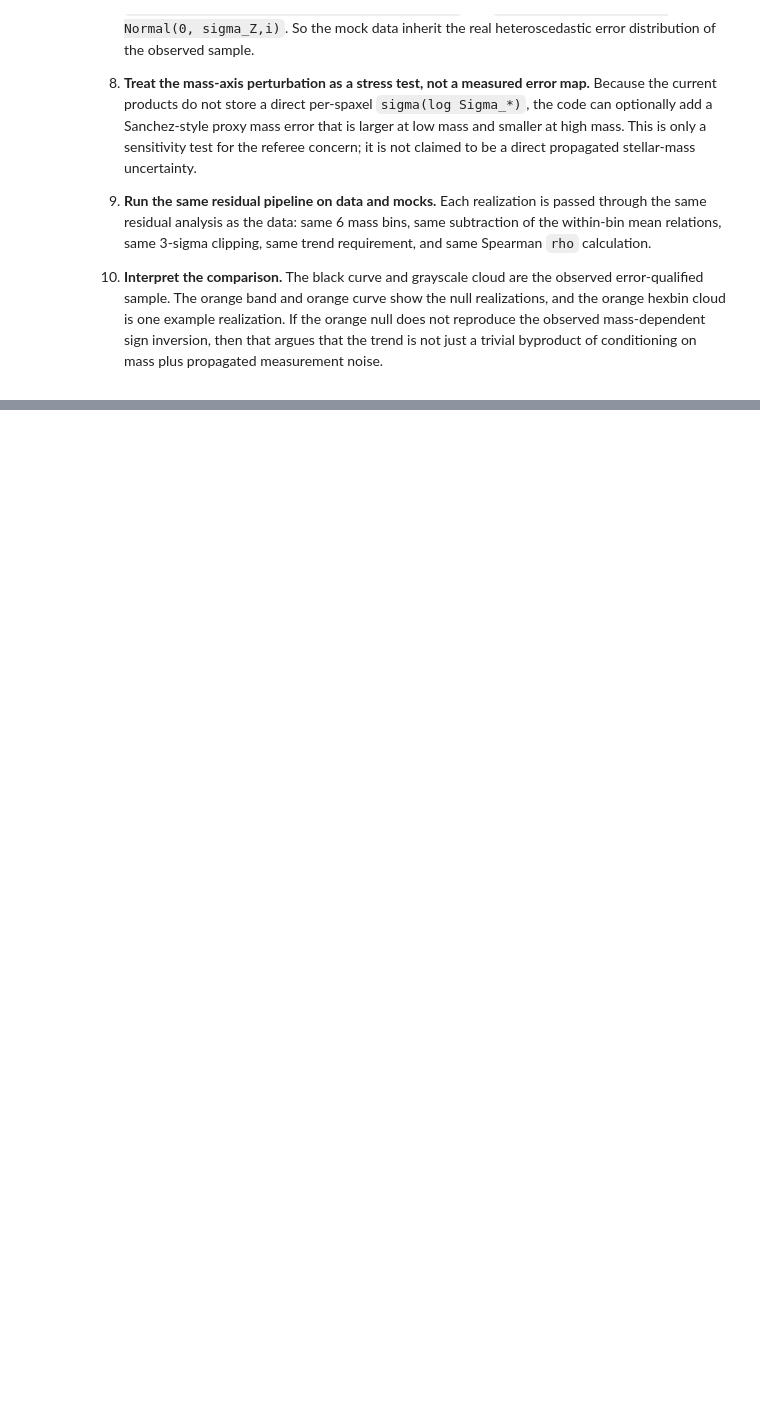
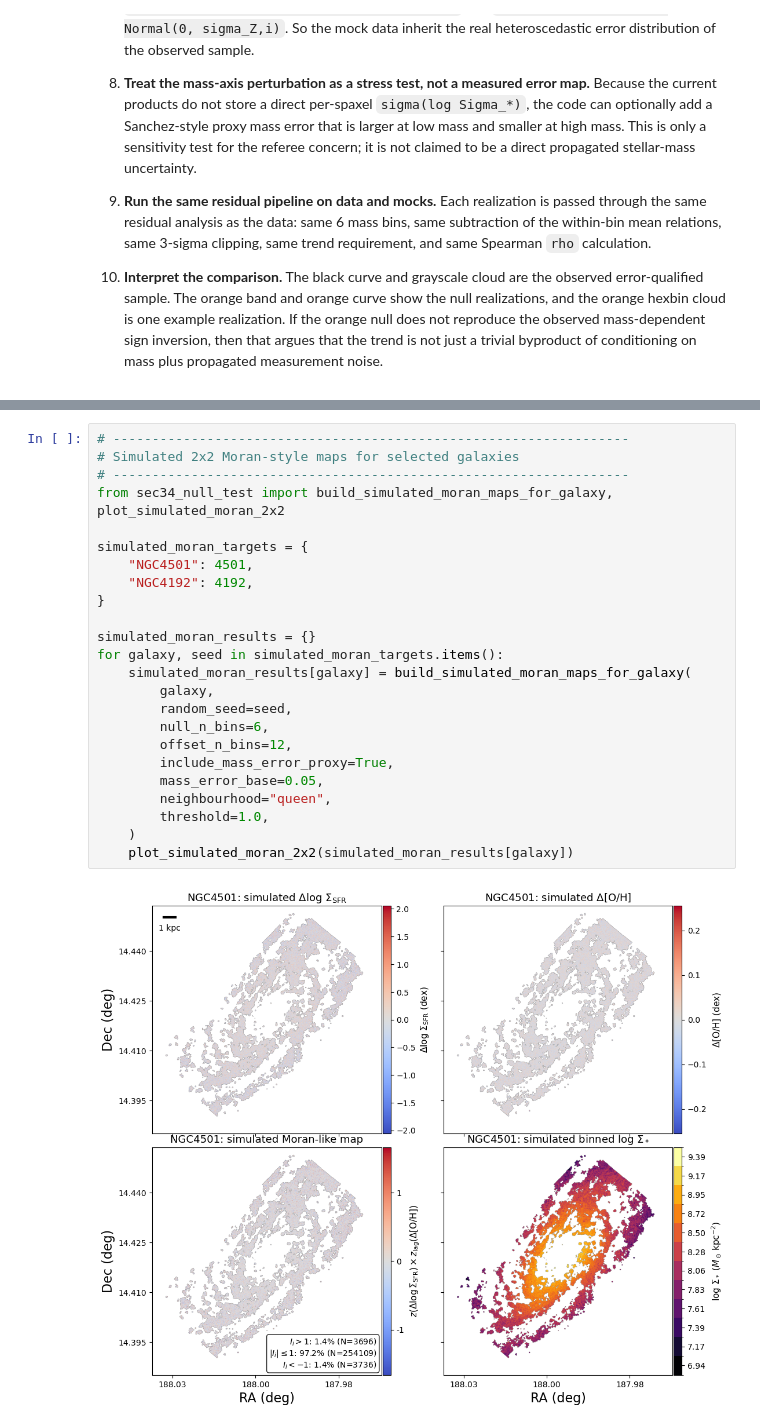
Before and after one commit to Rongjun-ANU/ICRAR-MAUVE, a Jupyter notebook: extended/20260401_simulation_resample.ipynb, the cells around one changed output, grey strips where cells are left out. Cells and saved outputs as stored; diff of their text form; blank space fills up the shorter version.

```diff
--- a/extended/20260401_simulation_resample.ipynb
+++ b/extended/20260401_simulation_resample.ipynb
@@ -1546,0 +1603,26 @@ Bin       Mass range    center         N     obs rho    null p16    null med
+# %%
+# ------------------------------------------------------------------
+# Simulated 2x2 Moran-style maps for selected galaxies
+# ------------------------------------------------------------------
+from sec34_null_test import build_simulated_moran_maps_for_galaxy, plot_simulated_moran_2x2
+
+simulated_moran_targets = {
+    "NGC4501": 4501,
+    "NGC4192": 4192,
+}
+
+simulated_moran_results = {}
+for galaxy, seed in simulated_moran_targets.items():
+    simulated_moran_results[galaxy] = build_simulated_moran_maps_for_galaxy(
+        galaxy,
+        random_seed=seed,
+        null_n_bins=6,
+        offset_n_bins=12,
+        include_mass_error_proxy=True,
+        mass_error_base=0.05,
+        neighbourhood="queen",
+        threshold=1.0,
+    )
+    plot_simulated_moran_2x2(simulated_moran_results[galaxy])
+# %% [output]
+[figure, added]
```
Also changed, not shown: parts of 7 cells of this notebook, 24 other files.
